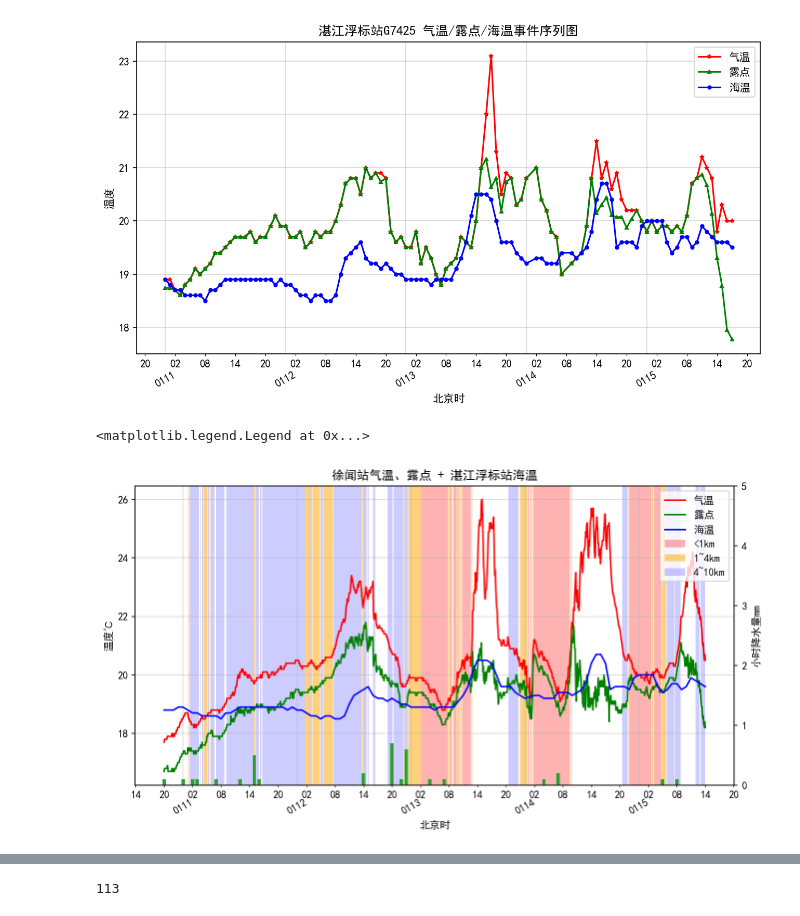
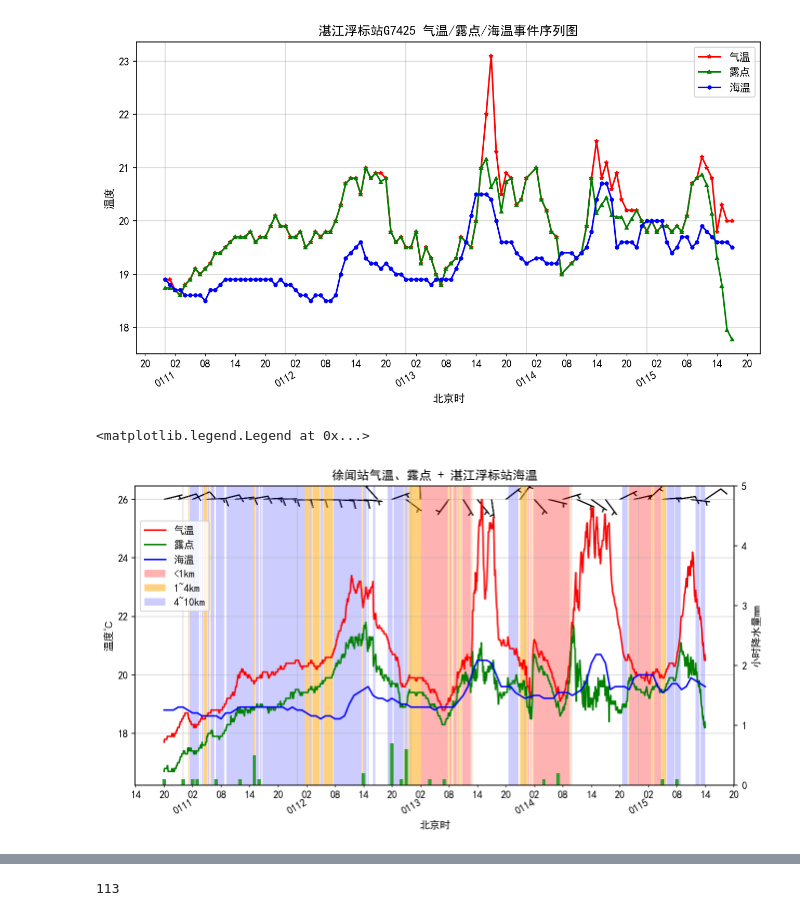
Before and after one commit to hanchyhill/python, a Jupyter notebook: seafog/src/statistics/2023/draw_fog_timeline.ipynb, the cells around one changed output, grey strips where cells are left out. Cells and saved outputs as stored; diff of their text form; code cells hidden in the pictures.

```diff
--- a/seafog/src/statistics/2023/draw_fog_timeline.ipynb
+++ b/seafog/src/statistics/2023/draw_fog_timeline.ipynb
@@ -78,6 +78,7 @@ code_info = {
   'rain01':'V13019',
   'windspeed02':'V11291',
   'windDir02':'V11290',
+  'cloud':'V20011',
 }
 # %%
 df_G7425 = pd.read_csv(os.path.normpath(os.path.join(file_dir, './data/2023/G7425-202301.txt')),sep=',',na_values=[9999.0, -9999.0],dtype={"ObserveTime":str})
@@ -153,32 +154,38 @@ df_59754_time_int = df_59754_mask.loc[df_59754_mask['ObserveTime'].dt.minute==0]
 bar_rain = ax2.bar(df_59754_time_int['ObserveTime'], df_59754_time_int[code_info['rain01']], linewidth=0, align='center', width=0.03, color='tab:green', label='降水', zorder=0)
 ax2.set_ylim(0, 5)
 ax2.set_ylabel("小时降水量mm")
+# 绘制风
+time_step_barb = 3
+ax.barbs(df_59754_time_int['ObserveTime'][::time_step_barb], [26],
+        df_59754_time_int['uwnd'][::time_step_barb],df_59754_time_int['vwnd'][::time_step_barb],barb_increments={'half':2,'full':4,'flag':20},
+        length=6,sizes={'emptybarb':0},
+        )
 
 # 绘制能见度区域
 td_min = df_59754_mask[code_info['td']].min()
 vis01 = ax.fill_between(df_59754_mask['ObserveTime'], ymax,ymin, where=df_59754_mask[code_info['vis_10min']] < 1000, facecolor='red', alpha=.3)
 vis02 = ax.fill_between(df_59754_mask['ObserveTime'], ymax,ymin, where=((df_59754_mask[code_info['vis_10min']] > 1000) & (df_59754_mask[code_info['vis_10min']]<4000)), facecolor='orange', alpha=.5)
 vis03 = ax.fill_between(df_59754_mask['ObserveTime'], ymax,ymin, where=((df_59754_mask[code_info['vis_10min']] > 4000) & (df_59754_mask[code_info['vis_10min']]<10000)), facecolor='blue', alpha=.2)
 
 # 设置x轴主刻度格式
 alldays = mdates.DayLocator()  # 主刻度为每天
 ax.xaxis.set_major_locator(alldays)  # 设置主刻度
 ax.xaxis.set_major_formatter(mdates.DateFormatter('%m%d'))
 ax.xaxis.set_tick_params(rotation=30, labelsize=10)
 # 设置副刻度格式
 hoursLoc = mpl.dates.HourLocator(byhour=[2, 8, 14, 20])  # 为6小时为1副刻度
 ax.xaxis.set_minor_locator(hoursLoc)
 ax.xaxis.set_minor_formatter(mdates.DateFormatter('%H'))
 # 参数pad用于设置刻度线与标签间的距离
 ax.tick_params(axis='x', which='major', pad=12, length=0)
 ax.grid(True,alpha=0.5)
 ax.set_xlabel("北京时")
 ax.set_ylabel("温度℃")
 ax.set_title(f'徐闻站气温、露点 + 湛江浮标站海温')
 
 
 
-plt.legend([line_t2m, line_td, line_sst,vis01,vis02,vis03], ['气温', '露点', '海温','<1km','1~4km','4~10km'])
+plt.legend([line_t2m, line_td, line_sst,vis01,vis02,vis03], ['气温', '露点', '海温','<1km','1~4km','4~10km'],loc='upper left',bbox_to_anchor=(0.0, 0.9))
 # %% [output]
 <matplotlib.legend.Legend at 0x...>
-[figure, old version]
+[figure, new version]
```
Also changed, not shown: parts of 2 cells of this notebook.
